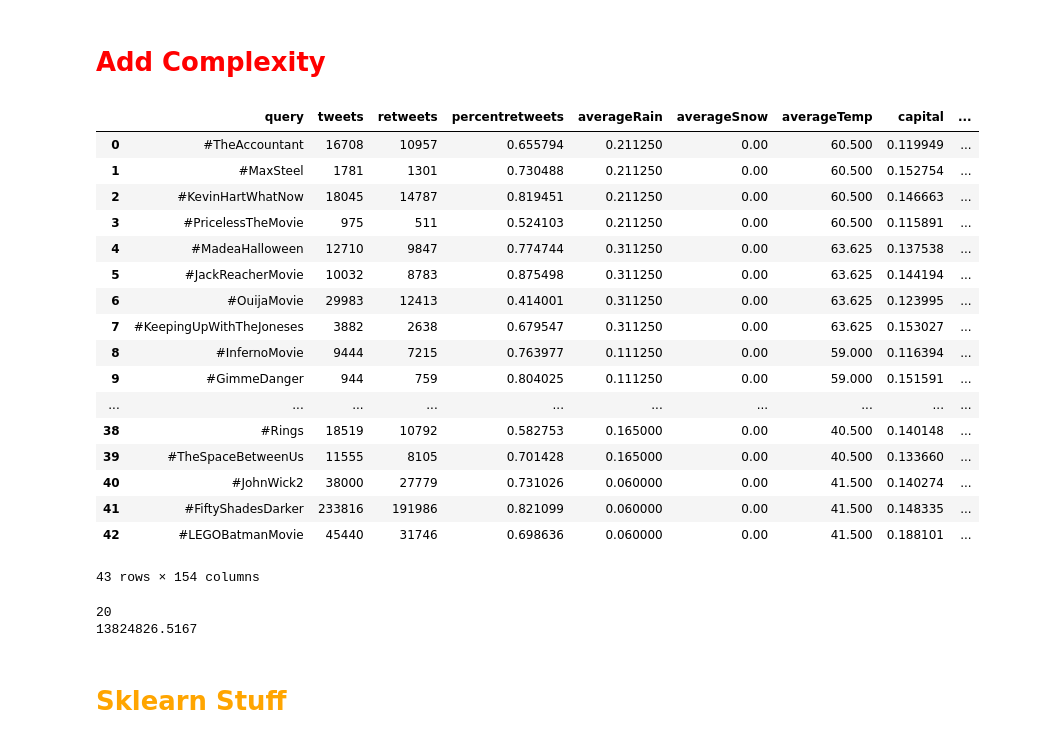
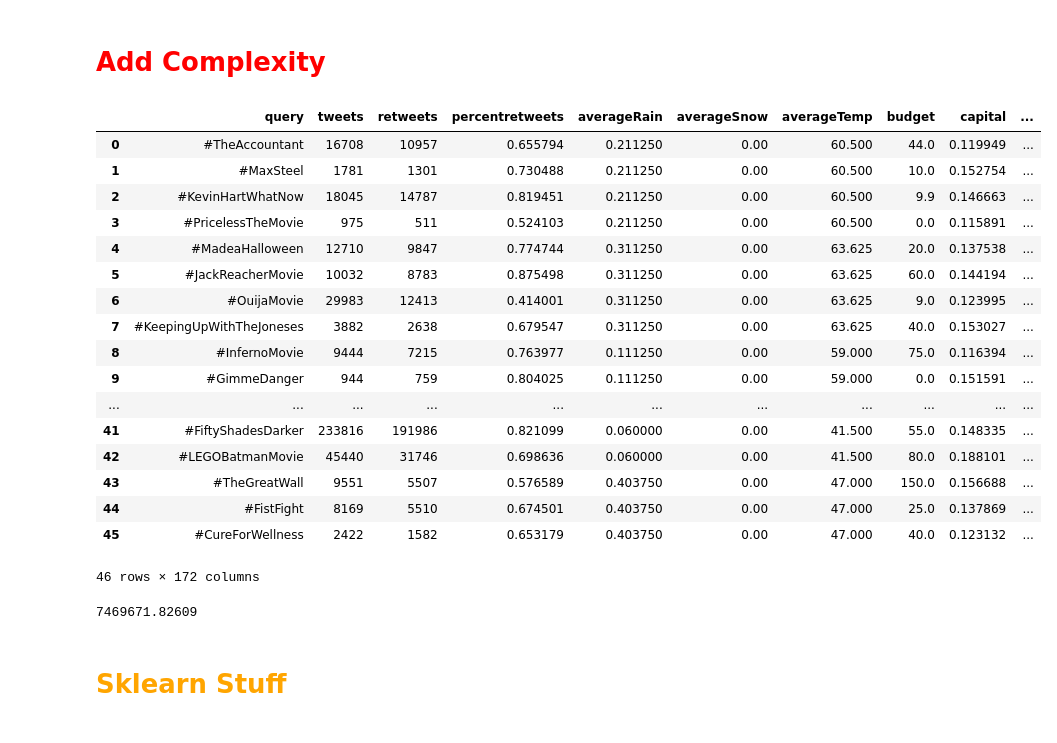
Before and after one commit to steveshim/TweetAcquisition-Thesis, a Jupyter notebook: TwitterExtractor.ipynb, the cells around one changed output. Cells and saved outputs as stored; diff of their text form; code cells hidden in the pictures.

```diff
--- a/TwitterExtractor.ipynb
+++ b/TwitterExtractor.ipynb
@@ -9,8 +9,8 @@ client = MongoClient()
 db = client.movies
 collection = db.movies
 data = pd.DataFrame(list(collection.find()))
-numberOfMovies = 43
-numberOfFeatures = 18
+numberOfMovies = data.shape[0]
+numberOfFeatures = data.shape[1] - 2
 # %%
 del data['_id']
 data.head(numberOfMovies)
@@ -228,6 +229,7 @@ data['square_emoji_count'] = data.emoji_count**2
 data['square_favorites_per_tweet'] = data.favorites_per_tweet**2
 data['square_days_in_theater'] = data.daysInTheater**2
 data['square_movie_in_query'] = data.movie_in_query**2
+data['square_budget'] = data.budget**2
 
 data['ab'] = data.tweets*data.retweets
 data['ac'] = data.tweets*data.capital
@@ -324,59 +326,74 @@ data['ao'] = data.tweets*data.averageSnow
 data['bo'] = data.retweets*data.averageSnow
 data['co'] = data.capital*data.averageSnow
 data['do'] = data.emoji_count*data.averageSnow
 data['eo'] = data.favorites_per_tweet*data.averageSnow
 data['fo'] = data.negative*data.averageSnow
 data['go'] = data.negative_no_retweets*data.averageSnow
 data['ho'] = data.positive*data.averageSnow
 data['io'] = data.positive_no_retweets*data.averageSnow
 data['jo'] = data.punctuation*data.averageSnow
 data['ko'] = data.theater_count*data.averageSnow
 data['lo'] = data.daysInTheater*data.averageSnow
 data['mo'] = data.averageTemp*data.averageSnow
 data['no'] = data.averageRain*data.averageSnow
 data['ap'] = data.tweets*data.movie_in_query
 data['bp'] = data.retweets*data.movie_in_query
 data['cp'] = data.capital*data.movie_in_query
 data['dp'] = data.emoji_count*data.movie_in_query
 data['ep'] = data.favorites_per_tweet*data.movie_in_query
 data['fp'] = data.negative*data.movie_in_query
 data['gp'] = data.negative_no_retweets*data.movie_in_query
 data['hp'] = data.positive*data.movie_in_query
 data['ip'] = data.positive_no_retweets*data.movie_in_query
 data['jp'] = data.punctuation*data.movie_in_query
 data['kp'] = data.theater_count*data.movie_in_query
 data['lp'] = data.daysInTheater*data.movie_in_query
 data['mp'] = data.averageTemp*data.movie_in_query
 data['np'] = data.averageRain*data.movie_in_query
 data['op'] = data.averageSnow*data.movie_in_query
+data['aq'] = data.tweets*data.budget
+data['bq'] = data.retweets*data.budget
+data['cq'] = data.capital*data.budget
+data['dq'] = data.emoji_count*data.budget
+data['eq'] = data.favorites_per_tweet*data.budget
+data['fq'] = data.negative*data.budget
+data['gq'] = data.negative_no_retweets*data.budget
+data['hq'] = data.positive*data.budget
+data['iq'] = data.positive_no_retweets*data.budget
+data['jq'] = data.punctuation*data.budget
+data['kq'] = data.theater_count*data.budget
+data['lq'] = data.daysInTheater*data.budget
+data['mq'] = data.averageTemp*data.budget
+data['nq'] = data.averageRain*data.budget
+data['oq'] = data.averageSnow*data.budget
+data['pq'] = data.movie_in_query*data.budget
 data.head(numberOfMovies)
 # %% [output]
-|  | query | tweets | retweets | percentretweets | averageRain | averageSnow | averageTemp | capital | ... |
-| 0 | #TheAccountant | 16708 | 10957 | 0.655794 | 0.211250 | 0.00 | 60.500 | 0.119949 | ... |
-| 1 | #MaxSteel | 1781 | 1301 | 0.730488 | 0.211250 | 0.00 | 60.500 | 0.152754 | ... |
-| 2 | #KevinHartWhatNow | 18045 | 14787 | 0.819451 | 0.211250 | 0.00 | 60.500 | 0.146663 | ... |
-| 3 | #PricelessTheMovie | 975 | 511 | 0.524103 | 0.211250 | 0.00 | 60.500 | 0.115891 | ... |
-| 4 | #MadeaHalloween | 12710 | 9847 | 0.774744 | 0.311250 | 0.00 | 63.625 | 0.137538 | ... |
-| 5 | #JackReacherMovie | 10032 | 8783 | 0.875498 | 0.311250 | 0.00 | 63.625 | 0.144194 | ... |
-| 6 | #OuijaMovie | 29983 | 12413 | 0.414001 | 0.311250 | 0.00 | 63.625 | 0.123995 | ... |
-| 7 | #KeepingUpWithTheJoneses | 3882 | 2638 | 0.679547 | 0.311250 | 0.00 | 63.625 | 0.153027 | ... |
-| 8 | #InfernoMovie | 9444 | 7215 | 0.763977 | 0.111250 | 0.00 | 59.000 | 0.116394 | ... |
-| 9 | #GimmeDanger | 944 | 759 | 0.804025 | 0.111250 | 0.00 | 59.000 | 0.151591 | ... |
-| ... | ... | ... | ... | ... | ... | ... | ... | ... | ... |
-| 38 | #Rings | 18519 | 10792 | 0.582753 | 0.165000 | 0.00 | 40.500 | 0.140148 | ... |
-| 39 | #TheSpaceBetweenUs | 11555 | 8105 | 0.701428 | 0.165000 | 0.00 | 40.500 | 0.133660 | ... |
-| 40 | #JohnWick2 | 38000 | 27779 | 0.731026 | 0.060000 | 0.00 | 41.500 | 0.140274 | ... |
-| 41 | #FiftyShadesDarker | 233816 | 191986 | 0.821099 | 0.060000 | 0.00 | 41.500 | 0.148335 | ... |
-| 42 | #LEGOBatmanMovie | 45440 | 31746 | 0.698636 | 0.060000 | 0.00 | 41.500 | 0.188101 | ... |
+|  | query | tweets | retweets | percentretweets | averageRain | averageSnow | averageTemp | budget | capital | ... |
+| 0 | #TheAccountant | 16708 | 10957 | 0.655794 | 0.211250 | 0.00 | 60.500 | 44.0 | 0.119949 | ... |
+| 1 | #MaxSteel | 1781 | 1301 | 0.730488 | 0.211250 | 0.00 | 60.500 | 10.0 | 0.152754 | ... |
+| 2 | #KevinHartWhatNow | 18045 | 14787 | 0.819451 | 0.211250 | 0.00 | 60.500 | 9.9 | 0.146663 | ... |
+| 3 | #PricelessTheMovie | 975 | 511 | 0.524103 | 0.211250 | 0.00 | 60.500 | 0.0 | 0.115891 | ... |
+| 4 | #MadeaHalloween | 12710 | 9847 | 0.774744 | 0.311250 | 0.00 | 63.625 | 20.0 | 0.137538 | ... |
+| 5 | #JackReacherMovie | 10032 | 8783 | 0.875498 | 0.311250 | 0.00 | 63.625 | 60.0 | 0.144194 | ... |
+| 6 | #OuijaMovie | 29983 | 12413 | 0.414001 | 0.311250 | 0.00 | 63.625 | 9.0 | 0.123995 | ... |
+| 7 | #KeepingUpWithTheJoneses | 3882 | 2638 | 0.679547 | 0.311250 | 0.00 | 63.625 | 40.0 | 0.153027 | ... |
+| 8 | #InfernoMovie | 9444 | 7215 | 0.763977 | 0.111250 | 0.00 | 59.000 | 75.0 | 0.116394 | ... |
+| 9 | #GimmeDanger | 944 | 759 | 0.804025 | 0.111250 | 0.00 | 59.000 | 0.0 | 0.151591 | ... |
+| ... | ... | ... | ... | ... | ... | ... | ... | ... | ... | ... |
+| 41 | #FiftyShadesDarker | 233816 | 191986 | 0.821099 | 0.060000 | 0.00 | 41.500 | 55.0 | 0.148335 | ... |
+| 42 | #LEGOBatmanMovie | 45440 | 31746 | 0.698636 | 0.060000 | 0.00 | 41.500 | 80.0 | 0.188101 | ... |
+| 43 | #TheGreatWall | 9551 | 5507 | 0.576589 | 0.403750 | 0.00 | 47.000 | 150.0 | 0.156688 | ... |
+| 44 | #FistFight | 8169 | 5510 | 0.674501 | 0.403750 | 0.00 | 47.000 | 25.0 | 0.137869 | ... |
+| 45 | #CureForWellness | 2422 | 1582 | 0.653179 | 0.403750 | 0.00 | 47.000 | 40.0 | 0.123132 | ... |
-43 rows × 154 columns
+46 rows × 172 columns
 # %%
 #data = data[data.grossPerDay<20000000]
 #data = data[data.grossPerDay>5000000]
 #print len(data)
 print data.grossPerDay.mean()
 # %% [output]
-20
-13824826.5167
+7469671.82609
 # %% [markdown]
 <h1 style="color:orange">Sklearn Stuff</h1>
 # %% [markdown]
```
Also changed, not shown: parts of 19 cells of this notebook, 1 other file.
